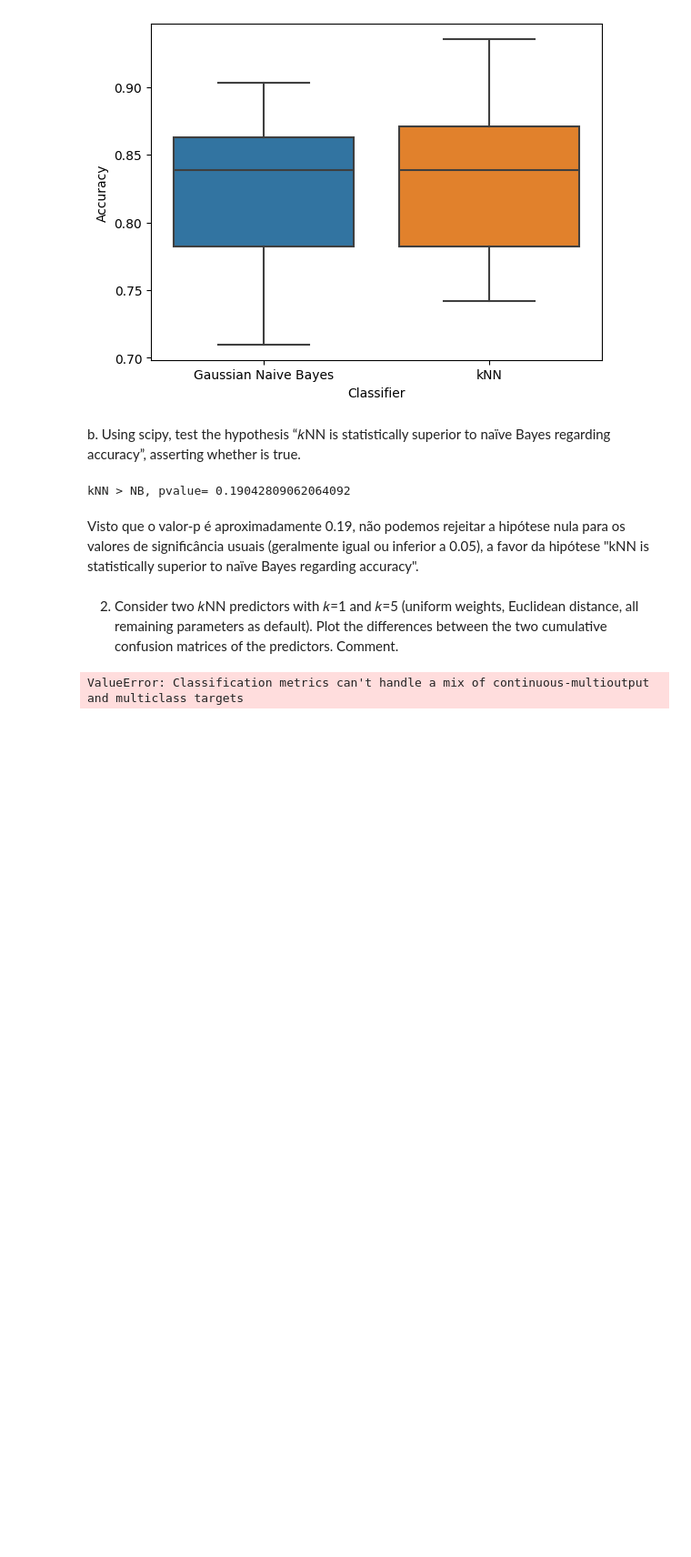
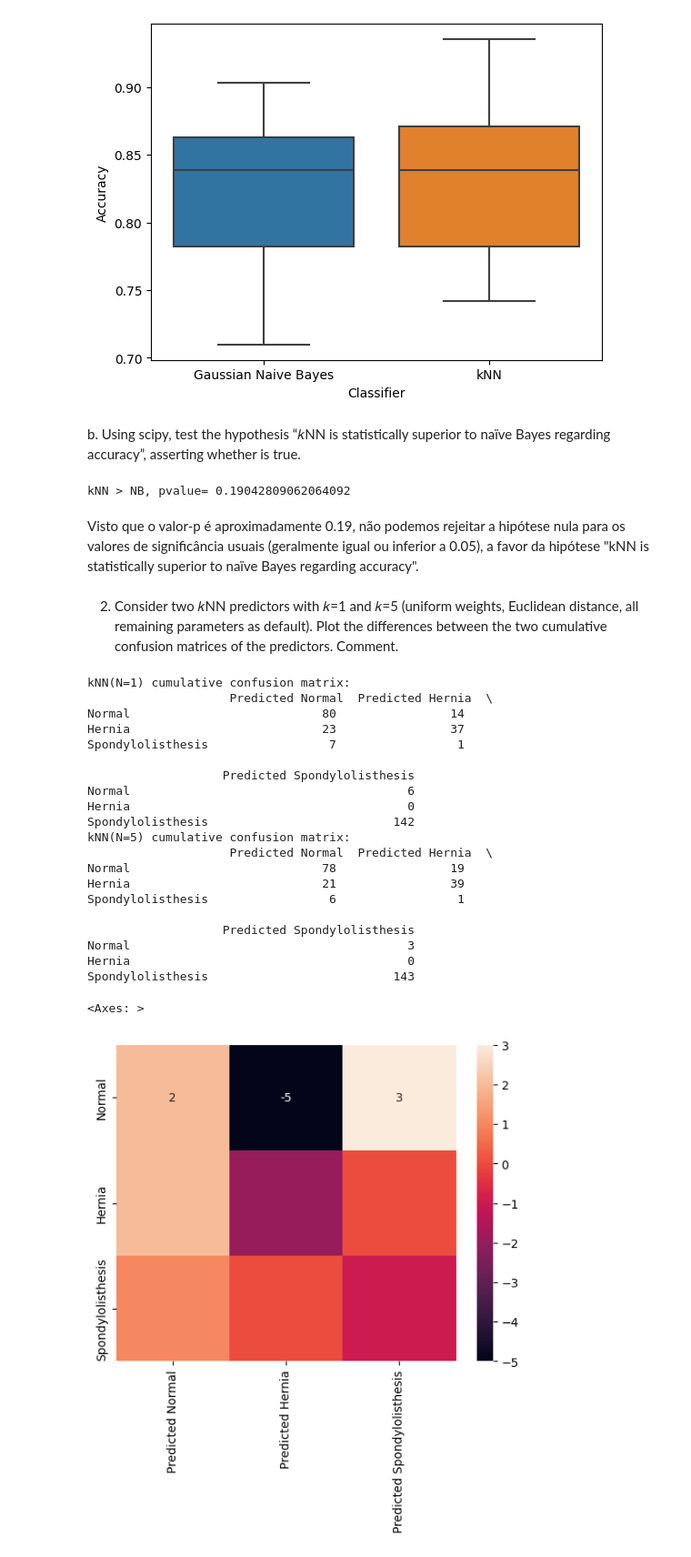
Before and after one commit to ist1100293-ist1102556/apre-homeworks, a Jupyter notebook: hw2/hw2.ipynb, the cells around one changed output. Shown: that part at 91% size. Saved outputs shown, nothing was run; the diff lists cells and outputs as text; code cells hidden in the pictures; blank space fills up the shorter version.

Commit message:
plot with errors

```diff
--- a/hw2/hw2.ipynb
+++ b/hw2/hw2.ipynb
@@ -74,30 +74,53 @@ Visto que o valor-p é aproximadamente 0.19, não podemos rejeitar a hipótese n
 # %%
 from sklearn import metrics
 import numpy as np
 
 knn_1= KNeighborsClassifier(n_neighbors=1)
 knn_5= KNeighborsClassifier(n_neighbors=5)
 
 confusion_matrix_knn1 = np.array([[0,0,0], [0,0,0], [0,0,0]])
 confusion_matrix_knn5 = np.array([[0,0,0], [0,0,0], [0,0,0]])
 
 for train_k, test_k in folds.split(X, y):
     X_train, X_test = X.iloc[train_k], X.iloc[test_k]
-    y_train, y_test = y.iloc[train_k], X.iloc[test_k]
+    y_train, y_test = y.iloc[train_k], y.iloc[test_k]
 
     knn_1.fit(X_train, y_train)
     knn_5.fit(X_train, y_train)
 
     y_knn1_pred = knn_1.predict(X_test)
     y_knn5_pred = knn_5.predict(X_test)
 
-    confusion_matrix_knn1= confusion_matrix_knn1 + np.array(metrics.confusion_matrix(y_test, y_knn1_pred, labels=["Hernia", "Normal", "Spondylolisthesis"]))
-    confusion_matrix_knn5= confusion_matrix_knn5 + np.array(metrics.confusion_matrix(y_test, y_knn5_pred, labels=["Hernia", "Normal", "Spondylolisthesis"]))
+    confusion_matrix_knn1= confusion_matrix_knn1 + np.array(metrics.confusion_matrix(y_true=y_test, y_pred=y_knn1_pred, labels=['Normal', 'Hernia', 'Spondylolisthesis']))
+    confusion_matrix_knn5= confusion_matrix_knn5 + np.array(metrics.confusion_matrix(y_true=y_test, y_pred=y_knn5_pred, labels=['Normal', 'Hernia', 'Spondylolisthesis']))
 
-knn1_df = pd.DataFrame(confusion_matrix_knn1, index = ["Hernia", "Normal", "Spondylolisthesis"], columns = ["Predicted Hernia", "Predicted Normal", "Predicted Spondylolisthesis"])
-knn5_df = pd.DataFrame(confusion_matrix_knn5, index = ["Hernia", "Normal", "Spondylolisthesis"], columns = ["Predicted Hernia", "Predicted Normal", "Predicted Spondylolisthesis"])
+knn1_df = pd.DataFrame(confusion_matrix_knn1, index = ['Normal', 'Hernia', 'Spondylolisthesis'], columns = ['Predicted Normal', 'Predicted Hernia', 'Predicted Spondylolisthesis'])
+knn5_df = pd.DataFrame(confusion_matrix_knn5, index = ['Normal', 'Hernia', 'Spondylolisthesis'], columns = ['Predicted Normal', 'Predicted Hernia', 'Predicted Spondylolisthesis'])
 
-print("kNN(N=1) cumulative confusion matrix:", knn1_df)
-print("kNN(N=5) cumulative confusion matrix:", knn5_df)
+print("kNN(N=1) cumulative confusion matrix:\n", knn1_df)
+print("kNN(N=5) cumulative confusion matrix:\n", knn5_df)
+
+sns.heatmap(knn1_df-knn5_df, annot=True, fmt='g')
 # %% [output]
-ValueError: Classification metrics can't handle a mix of continuous-multioutput and multiclass targets
+kNN(N=1) cumulative confusion matrix:
+                    Predicted Normal  Predicted Hernia  \
+Normal                           80                14
+Hernia                           23                37
+Spondylolisthesis                 7                 1
+
+                   Predicted Spondylolisthesis
+Normal                                       6
+Hernia                                       0
+Spondylolisthesis                          142
+kNN(N=5) cumulative confusion matrix:
+                    Predicted Normal  Predicted Hernia  \
+Normal                           78                19
+Hernia                           21                39
+Spondylolisthesis                 6                 1
+
+                   Predicted Spondylolisthesis
+Normal                                       3
+Hernia                                       0
+Spondylolisthesis                          143
+<Axes: >
+[figure, added]
```
